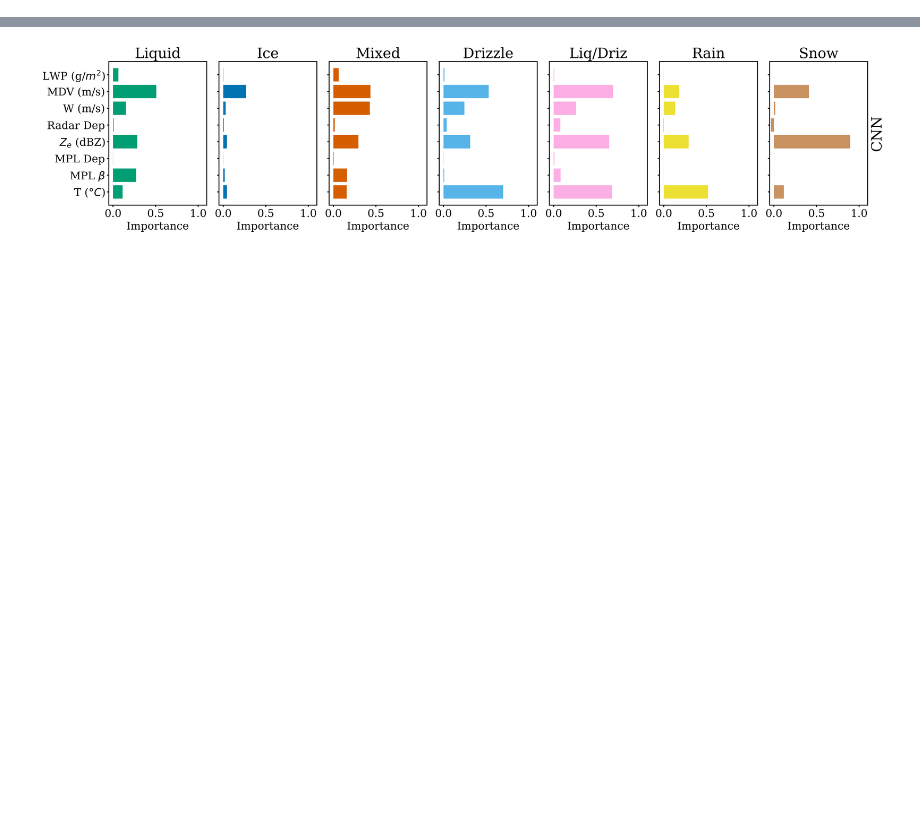
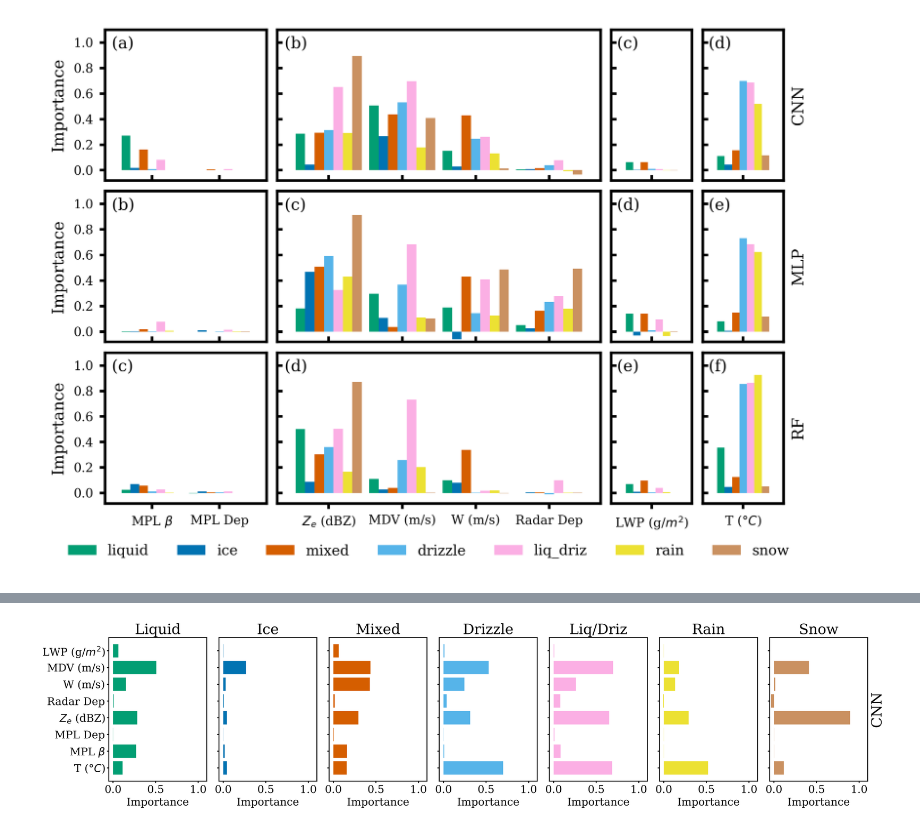
Before and after one commit to maxwelllevin/cloudphase-ml-amt, a Jupyter notebook: src/analysis/importances.ipynb, the cells around one changed output, grey strips where cells are left out. Cells and saved outputs as stored; diff of their text form; code cells hidden in the pictures; blank space fills up the shorter version.

Commit message:
Update feature importances

```diff
--- a/src/analysis/importances.ipynb
+++ b/src/analysis/importances.ipynb
@@ -430,6 +0,0 @@ p_h_i_df["variable"] = p_h_i_df["variable"].map(feature_name_map)
-# %%
-# average by phase & variable across models
-_p_i_phase_feature_df = p_i_df.reset_index().groupby(["phase", "feature"]).agg(importance=pd.NamedAgg("importance", "mean"), acc=pd.NamedAgg("acc", "mean")).reset_index().set_index("phase")
-_p_i_phase_feature_df["model"] = "avg"
-p_i_df = pd.concat([p_i_df, _p_i_phase_feature_df])
-p_i_df
@@ -450,0 +109,79 @@ p_i_df
+# %%
+min_importance = min(-0.05, imp_df["importance"].min() - 0.02)
+
+groups = {
+    "MPL": [r"MPL $\beta$", "MPL Dep"],
+    "Radar": ["$Z_e$ (dBZ)", "MDV (m/s)", "W (m/s)", "Radar Dep"],
+    "LWP": ["LWP (g/$m^2$)"],
+    "T": [r"T ($\degree C$)"],
+}
+
+fig, axs = plt.subplots(
+    figsize=(6, 4),
+    nrows=len(models),
+    ncols=len(groups),
+    # sharex=True,
+    sharey=True,
+    gridspec_kw={"width_ratios": [len(g) for g in groups.values()]},
+    layout="constrained",
+)
+
+for i, (model, model_label) in enumerate(models.items()):
+    # reshape importances to have index of feature and phase importances as columns. we
+    # don't need 'avg' importance for this plot
+    _model_data = imp_df[(imp_df["model"] == model) & (imp_df["phase"] != "avg")]
+    data = _model_data.pivot(index="feature", columns="phase", values="importance")
+    data = data[phases]  # sort cols
+
+    for j, (group_title, group_vars) in enumerate(groups.items()):
+        ax = axs[i, j]
+        group_data = data.loc[group_vars]
+        group_data.plot.bar(ax=ax, width=0.9, color=cblind_cmap, legend=None)
+        ax.set_ylim(min_importance, 1.1)
+        ax.set_xlabel("")
+        ax.set_ylabel("Importance")
+        ax.xaxis.set_tick_params(rotation=0)
+
+        # if i == 0:
+        #     ax.set_title(group_title)
+
+        if i != len(models) - 1:
+            ax.xaxis.set_ticklabels([])
+            ax.xaxis.set_tick_params(direction="in")
+
+        if j != 0:
+            ax.yaxis.set_tick_params(direction="in")
+
+        if j == len(groups) - 1:
+            y_twin = ax.twinx()
+            y_twin.set_ylabel(model_label)
+            y_twin.set_yticks([], [])
+
+        ax.text(
+            x=-0.6,
+            y=1.05,
+            # x=0.05,
+            # y=0.9,
+            # transform=ax.transAxes,
+            s=letter_labels[i + j],
+            verticalalignment="top",
+            horizontalalignment="left",
+            # fontweight="bold",
+            fontsize=9,
+        )
+
+handles, labels = axs[-1, -1].get_legend_handles_labels()
+fig.legend(
+    handles,
+    labels,
+    loc="lower center",
+    ncol=7,
+    bbox_to_anchor=(0.5, -0.07),
+    fontsize=8,
+)
+
+
+fig.savefig("figures/feature_importance.png")
+plt.show()
+# %% [output]
+[figure, added]
```
Also changed, not shown: parts of 29 cells of this notebook, 11 other files.
